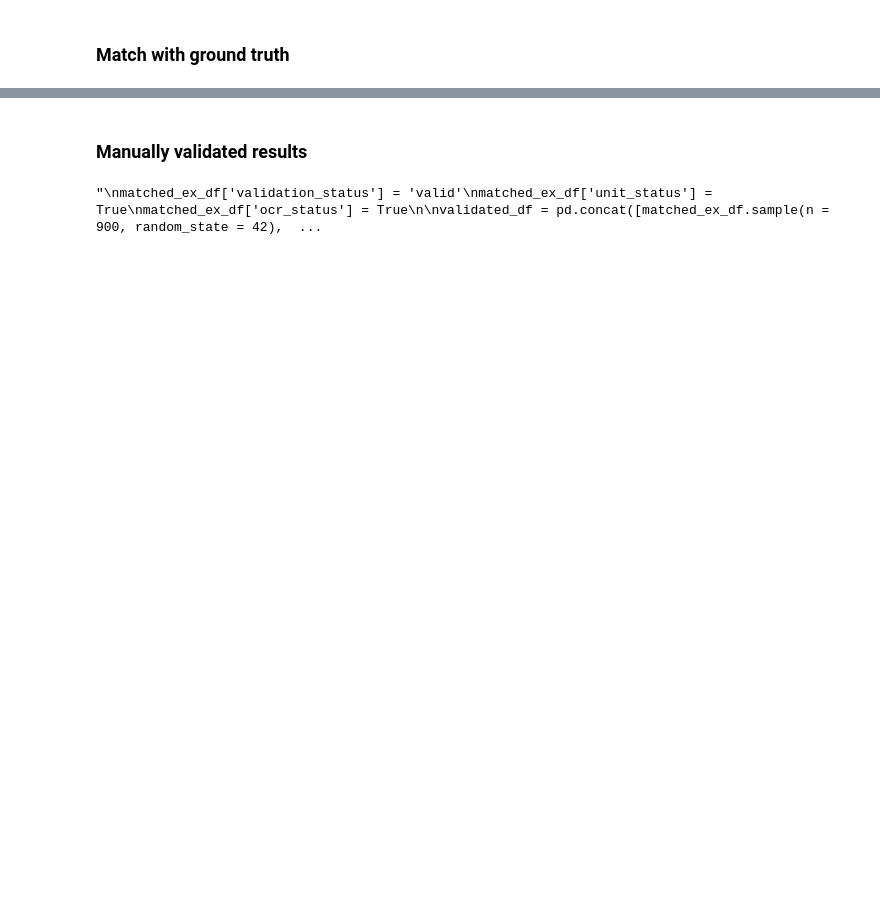
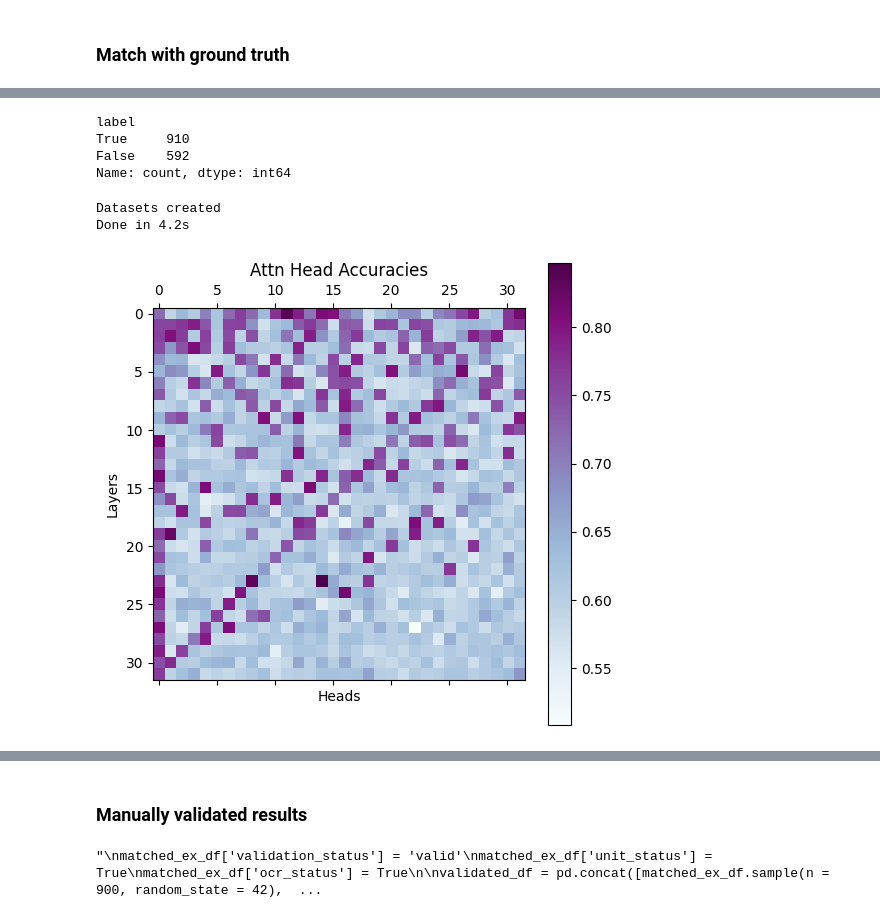
Before and after one commit to kevinqnb/scholarlm, a Jupyter notebook: examples/pond_lake_extraction.ipynb, the cells around one changed output, grey strips where cells are left out. Drawn from its saved outputs; the diff is of its cells as text; code cells hidden in the pictures; blank space fills up the shorter version.

```diff
--- a/examples/pond_lake_extraction.ipynb
+++ b/examples/pond_lake_extraction.ipynb
@@ -225,0 +246,13 @@ len(matching)
+# %%
+#pond_idx = list(gt_to_extracted_dict.keys())[595]
+pond_idx = 595
+
+print("Ground truth datapoint:")
+display(pond_df.loc[pond_idx,:])
+print("------------------------" * 3)
+
+print("Extracted matching datapoints:")
+for ex_idx in gt_to_extracted_dict[pond_idx]:
+    print(f"Weight: {edge_weights_dict[(pond_idx, ex_idx)]:.4f}")
+    display(result_df.loc[ex_idx,:])
+    print("------------------------" * 3)
@@ -278,0 +487,59 @@ Name: count, dtype: int64
+# %%
+result_df.label.value_counts()
+# %% [output]
+label
+True     910
+False    592
+Name: count, dtype: int64
+# %%
+import time
+import os
+import numpy as np
+from joblib import Parallel, delayed
+
+y = result_df['label'].to_numpy()
+attn_outputs = np.load("../data/01_14_26/ten_judged3_attention_outputs.npz")
+
+# Configure parallelism (default: use all cores; set N_JOBS explicitly if desired)
+N_JOBS = 12
+
+def run_logistic(X,y):
+    X_train, X_test, y_train, y_test = train_test_split(X, y, test_size=0.2)#, random_state=42)
+    model = LogisticRegression(max_iter=1000)
+    model.fit(X_train, y_train)
+    return float(model.score(X_test, y_test))
+
+datasets = [np.zeros((len(y), 128), dtype=np.float32) for _ in range(32) for _ in range(32)]
+for i in range(len(y)):
+    measurement_id = str(result_df.iloc[i,:].measurement_id)
+    attn = attn_outputs[measurement_id]
+    for layer in range(32):
+        for head in range(32):
+            idx = layer * head + head
+            datasets[idx][i,:] = attn[layer, head, :]
+datasets = [(X, y) for X in datasets]
+print("Datasets created")
+
+t0 = time.time()
+results = Parallel(n_jobs=N_JOBS, backend = 'loky')(
+    delayed(run_logistic)(X,y) for X,y in datasets
+)
+
+predictor_accuracies = np.array(results, dtype=float).reshape(32, 32)
+print(f"Done in {time.time() - t0:.1f}s")
+# %% [output]
+Datasets created
+Done in 4.2s
+# %%
+fig,ax = plt.subplots(figsize=(6,6), dpi = 100)
+pos = ax.matshow(predictor_accuracies, cmap='BuPu')
+ax.set_ylabel('Layers')
+ax.set_xlabel('Heads')
+ax.set_title(f'Attn Head Accuracies')
+fig.colorbar(pos, ax=ax)
+plt.savefig(
+    "../data/01_14_26/predictor_accuracy.png",
+    bbox_inches='tight'
+)
+# %% [output]
+[figure, added]
```
Also changed, not shown: parts of 35 cells of this notebook, 25 other files.
